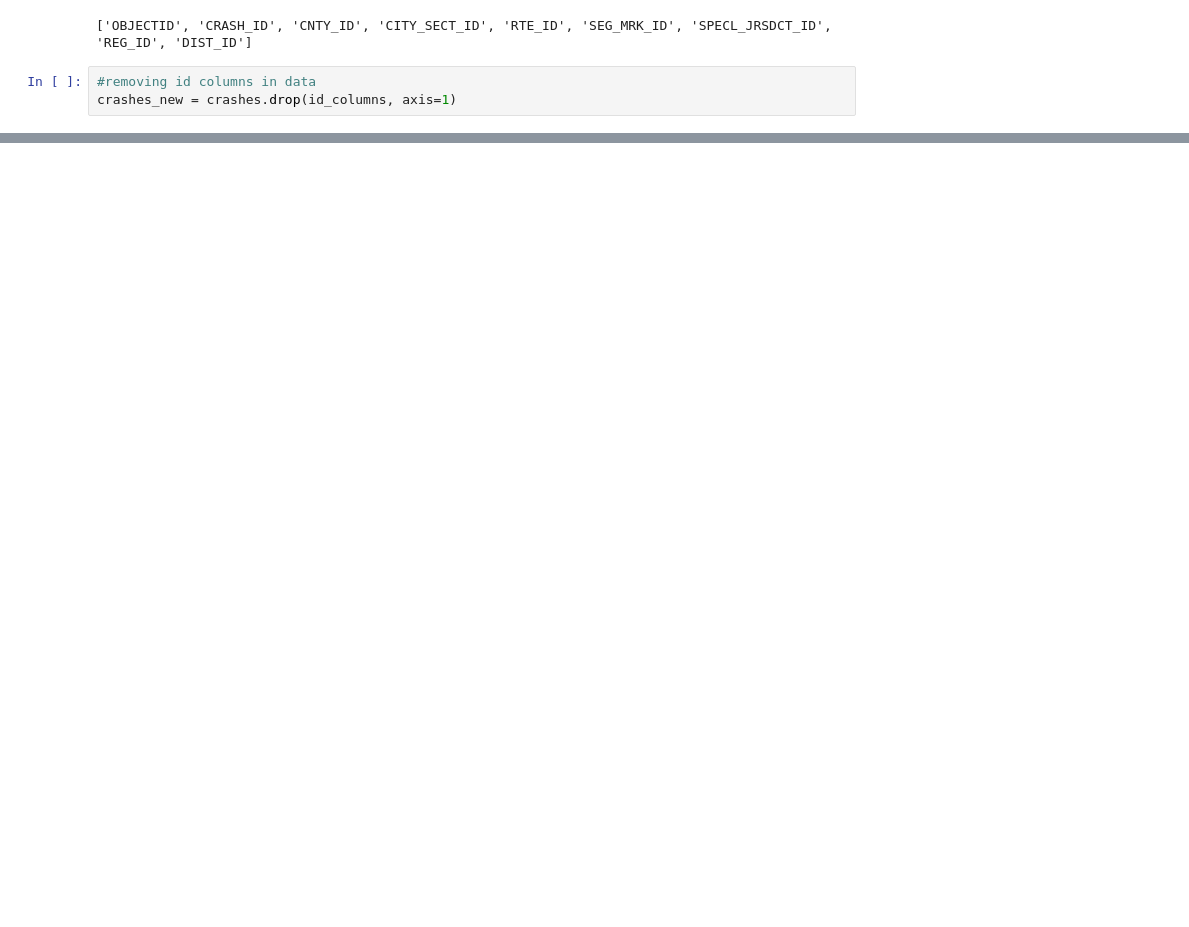
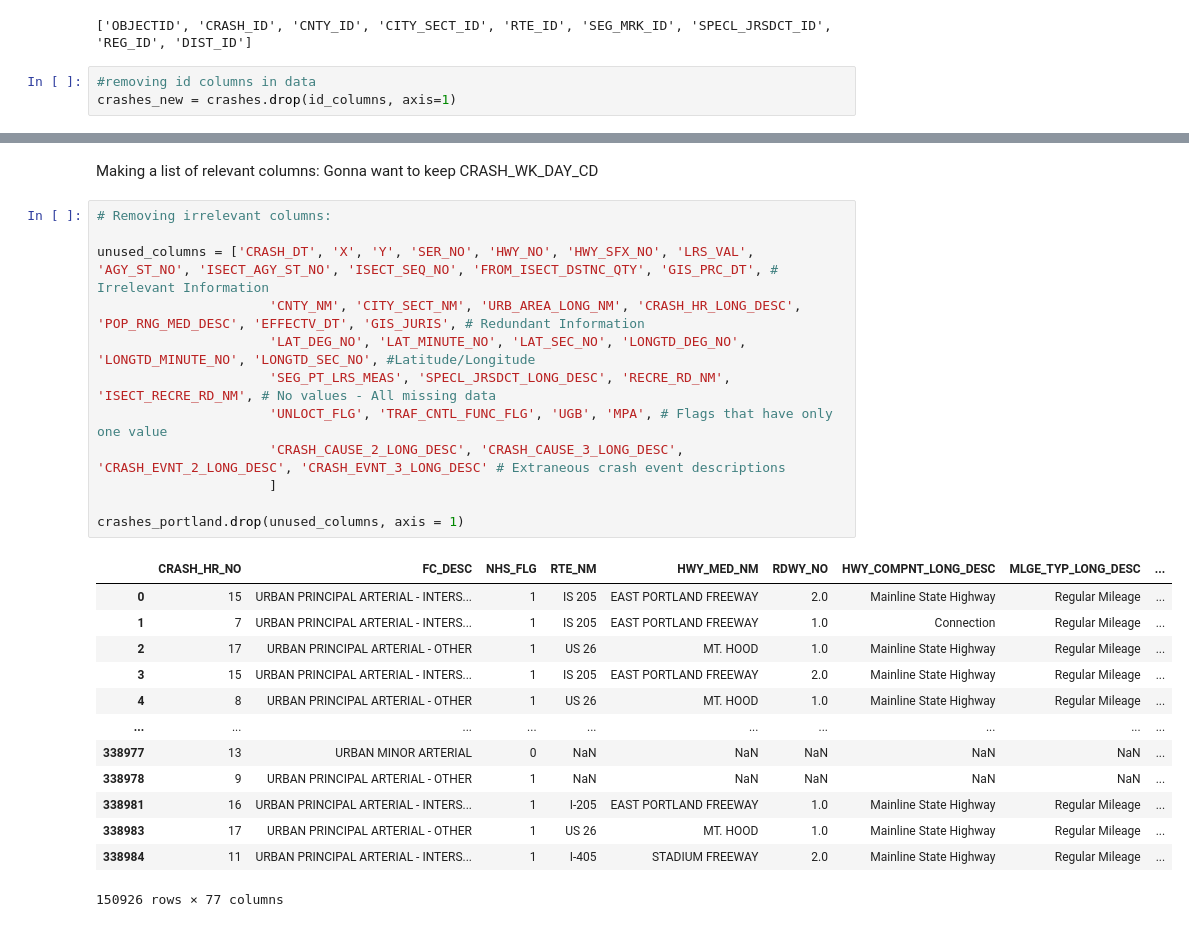
Before and after one commit to thomascsato/CS-475-Portland-Car-Crashes, a Jupyter notebook: crashes.ipynb, the cells around one changed output, grey strips where cells are left out. Drawn from its saved outputs; the diff is of its cells as text; blank space fills up the shorter version.

```diff
--- a/crashes.ipynb
+++ b/crashes.ipynb
@@ -109,0 +117,29 @@ crashes_portland
+# %% [markdown]
+Making a list of relevant columns:
+Gonna want to keep CRASH_WK_DAY_CD
+# %%
+# Removing irrelevant columns:
+
+unused_columns = ['CRASH_DT', 'X', 'Y', 'SER_NO', 'HWY_NO', 'HWY_SFX_NO', 'LRS_VAL', 'AGY_ST_NO', 'ISECT_AGY_ST_NO', 'ISECT_SEQ_NO', 'FROM_ISECT_DSTNC_QTY', 'GIS_PRC_DT', # Irrelevant Information
+                      'CNTY_NM', 'CITY_SECT_NM', 'URB_AREA_LONG_NM', 'CRASH_HR_LONG_DESC', 'POP_RNG_MED_DESC', 'EFFECTV_DT', 'GIS_JURIS', # Redundant Information
+                      'LAT_DEG_NO', 'LAT_MINUTE_NO', 'LAT_SEC_NO', 'LONGTD_DEG_NO', 'LONGTD_MINUTE_NO', 'LONGTD_SEC_NO', #Latitude/Longitude
+                      'SEG_PT_LRS_MEAS', 'SPECL_JRSDCT_LONG_DESC', 'RECRE_RD_NM', 'ISECT_RECRE_RD_NM', # No values - All missing data
+                      'UNLOCT_FLG', 'TRAF_CNTL_FUNC_FLG', 'UGB', 'MPA', # Flags that have only one value
+                      'CRASH_CAUSE_2_LONG_DESC', 'CRASH_CAUSE_3_LONG_DESC', 'CRASH_EVNT_2_LONG_DESC', 'CRASH_EVNT_3_LONG_DESC' # Extraneous crash event descriptions
+                      ]
+
+crashes_portland.drop(unused_columns, axis = 1)
+# %% [output]
+|  | CRASH_HR_NO | FC_DESC | NHS_FLG | RTE_NM | HWY_MED_NM | RDWY_NO | HWY_COMPNT_LONG_DESC | MLGE_TYP_LONG_DESC | ... |
+| 0 | 15 | URBAN PRINCIPAL ARTERIAL - INTERS... | 1 | IS 205 | EAST PORTLAND FREEWAY | 2.0 | Mainline State Highway | Regular Mileage | ... |
+| 1 | 7 | URBAN PRINCIPAL ARTERIAL - INTERS... | 1 | IS 205 | EAST PORTLAND FREEWAY | 1.0 | Connection | Regular Mileage | ... |
+| 2 | 17 | URBAN PRINCIPAL ARTERIAL - OTHER | 1 | US 26 | MT. HOOD | 1.0 | Mainline State Highway | Regular Mileage | ... |
+| 3 | 15 | URBAN PRINCIPAL ARTERIAL - INTERS... | 1 | IS 205 | EAST PORTLAND FREEWAY | 2.0 | Mainline State Highway | Regular Mileage | ... |
+| 4 | 8 | URBAN PRINCIPAL ARTERIAL - OTHER | 1 | US 26 | MT. HOOD | 1.0 | Mainline State Highway | Regular Mileage | ... |
+| ... | ... | ... | ... | ... | ... | ... | ... | ... | ... |
+| 338977 | 13 | URBAN MINOR ARTERIAL | 0 | NaN | NaN | NaN | NaN | NaN | ... |
+| 338978 | 9 | URBAN PRINCIPAL ARTERIAL - OTHER | 1 | NaN | NaN | NaN | NaN | NaN | ... |
+| 338981 | 16 | URBAN PRINCIPAL ARTERIAL - INTERS... | 1 | I-205 | EAST PORTLAND FREEWAY | 1.0 | Mainline State Highway | Regular Mileage | ... |
+| 338983 | 17 | URBAN PRINCIPAL ARTERIAL - OTHER | 1 | US 26 | MT. HOOD | 1.0 | Mainline State Highway | Regular Mileage | ... |
+| 338984 | 11 | URBAN PRINCIPAL ARTERIAL - INTERS... | 1 | I-405 | STADIUM FREEWAY | 2.0 | Mainline State Highway | Regular Mileage | ... |
+150926 rows × 77 columns
```
Also changed, not shown: parts of 13 cells of this notebook.
